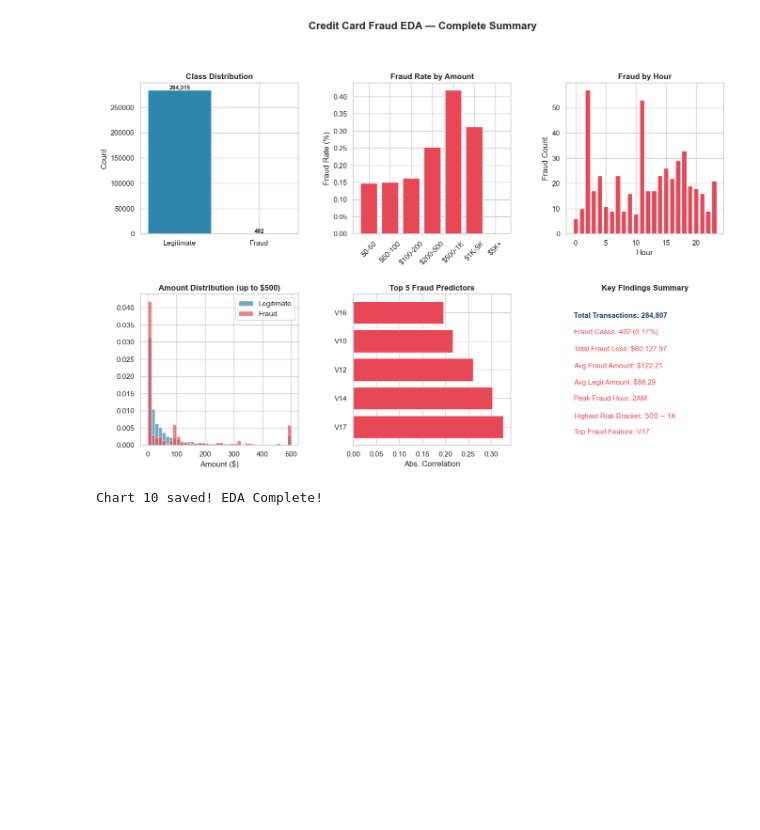
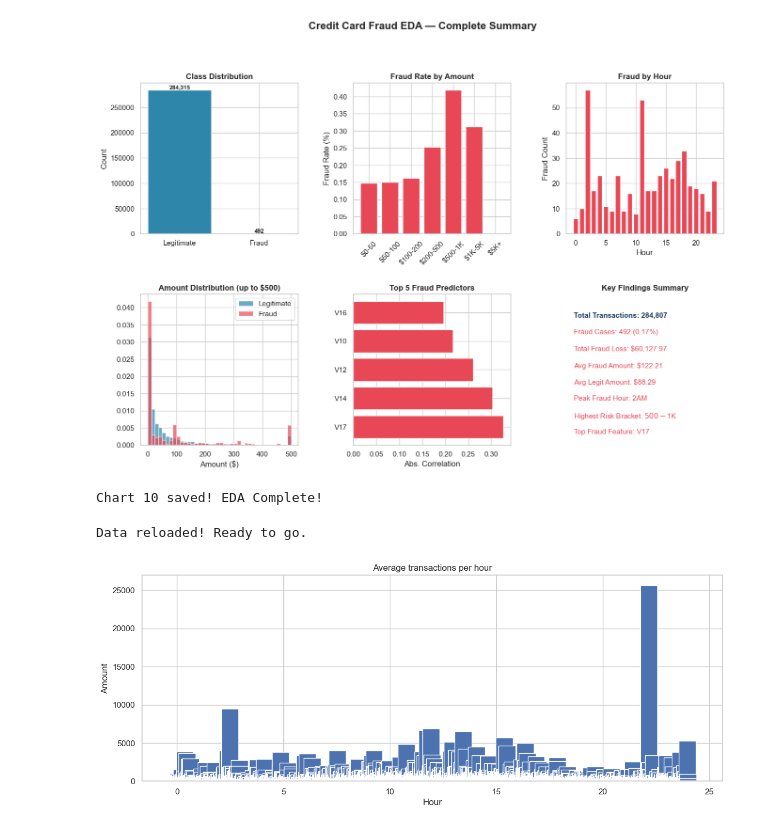
Before and after one commit to jobyjoshy7910-arch/credit-card-fraud-analysis, a Jupyter notebook: 02_eda_cleaning.ipynb, the cells around one changed output. Saved outputs shown, nothing was run; the diff lists cells and outputs as text; code cells hidden in the pictures; blank space fills up the shorter version.

```diff
--- a/02_eda_cleaning.ipynb
+++ b/02_eda_cleaning.ipynb
@@ -435,3 +435,29 @@ print("Chart 10 saved! EDA Complete!")
 # %% [output]
 [figure]
 Chart 10 saved! EDA Complete!
+# %%
+import pandas as pd
+import numpy as np
+import matplotlib.pyplot as plt
+import seaborn as sns
+
+sns.set_theme(style="whitegrid")
+plt.rcParams['figure.figsize'] = (12, 5)
+plt.rcParams['font.size'] = 12
+
+df = pd.read_csv('creditcard.csv')
+df['Hour'] = (df['Time'] / 3600) % 24
+
+print("Data reloaded! Ready to go.")
+# %% [output]
+Data reloaded! Ready to go.
+# %%
+hourly_avg = df.groupby('Hour')['Amount'].mean()
+plt.figure(figsize=(14,5))
+plt.bar(hourly_avg.index, hourly_avg.values)
+plt.title('Average transactions per hour')
+plt.xlabel('Hour')
+plt.ylabel('Amount')
+plt.show()
+# %% [output]
+[figure, added]
```
Also changed, not shown: 1 other file.
